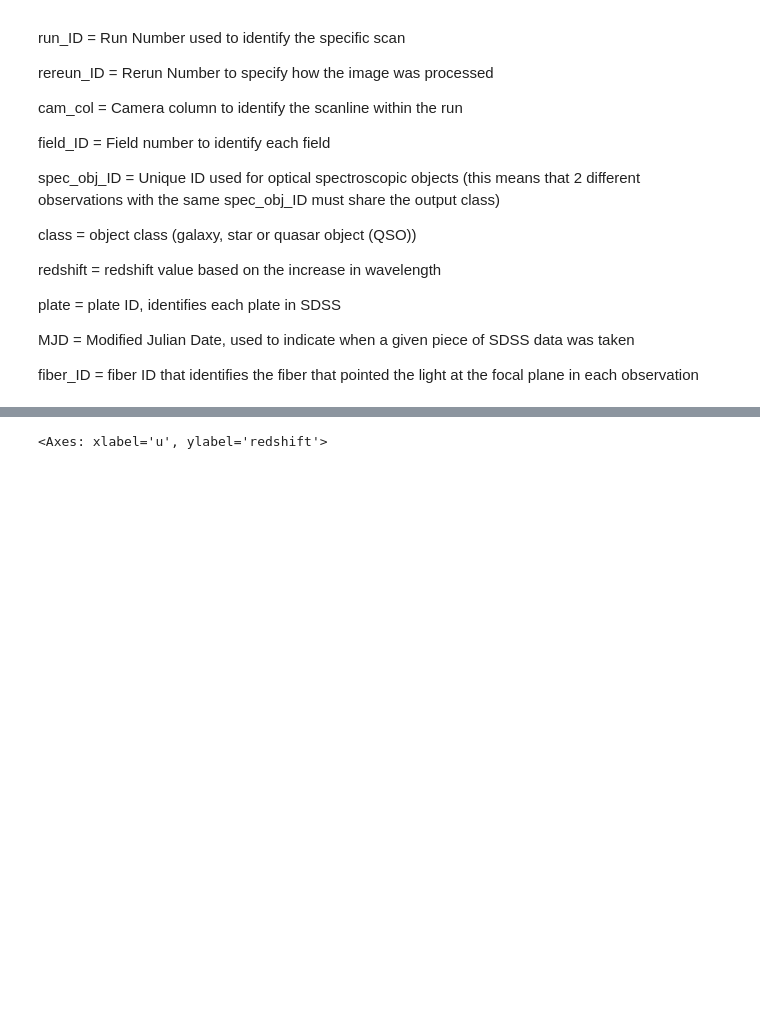
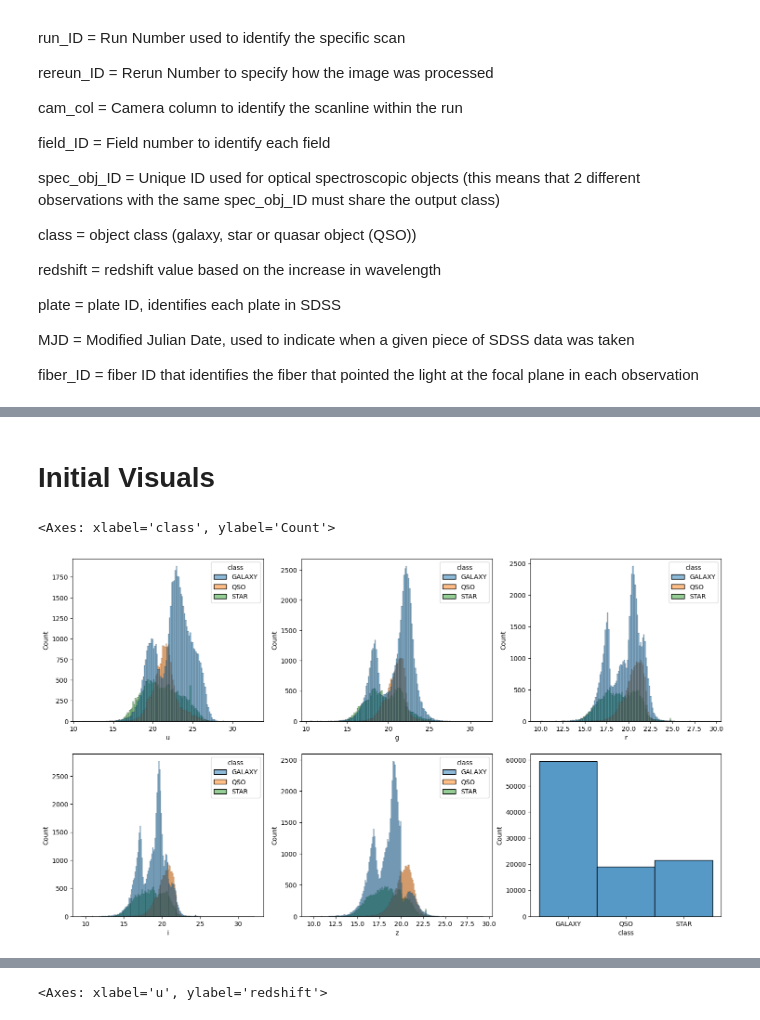
Before and after one commit to AbhaySh4r/ML-AstroSet, a Jupyter notebook: Project1_Visualizations.ipynb, the cells around one changed output, grey strips where cells are left out. Cells and saved outputs as stored; diff of their text form; code cells hidden in the pictures; blank space fills up the shorter version.

```diff
--- a/Project1_Visualizations.ipynb
+++ b/Project1_Visualizations.ipynb
@@ -84,0 +104,13 @@ df.describe()
+# %% [markdown]
+# Initial Visuals
+# %%
+fig, axis = plt.subplots(2,3, figsize = (18,10))
+sns.histplot(df, x = "u", hue= "class", ax= axis[0,0])
+sns.histplot(df, x = "g", hue= "class", ax= axis[0,1])
+sns.histplot(df, x = "r", hue= "class", ax= axis[0,2])
+sns.histplot(df, x = "i", hue= "class", ax= axis[1,0])
+sns.histplot(df, x = "z", hue= "class", ax= axis[1,1])
+sns.histplot(df, x = "class", ax = axis[1,2])
+# %% [output]
+<Axes: xlabel='class', ylabel='Count'>
+[figure, added]
```
Also changed, not shown: parts of 24 cells of this notebook.
